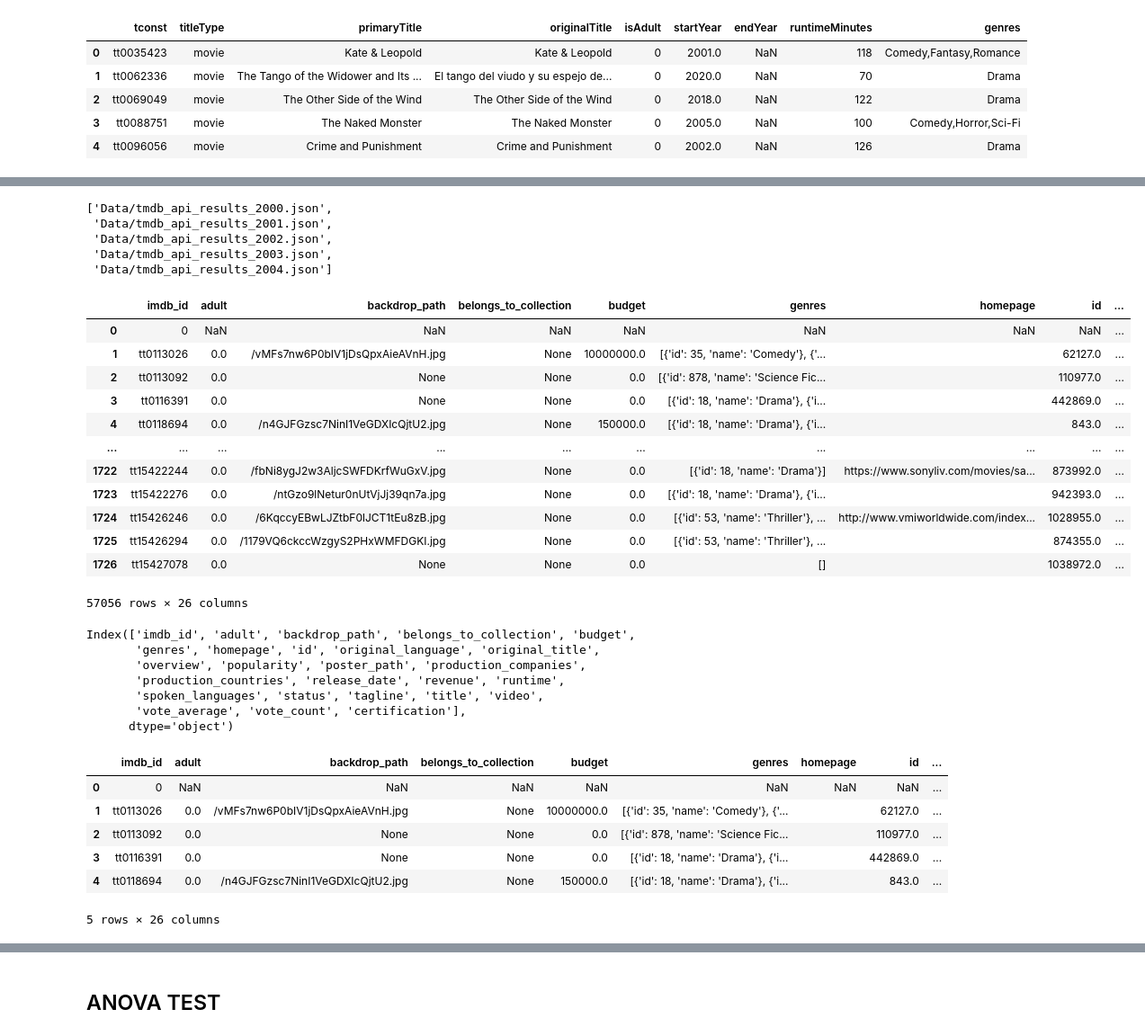
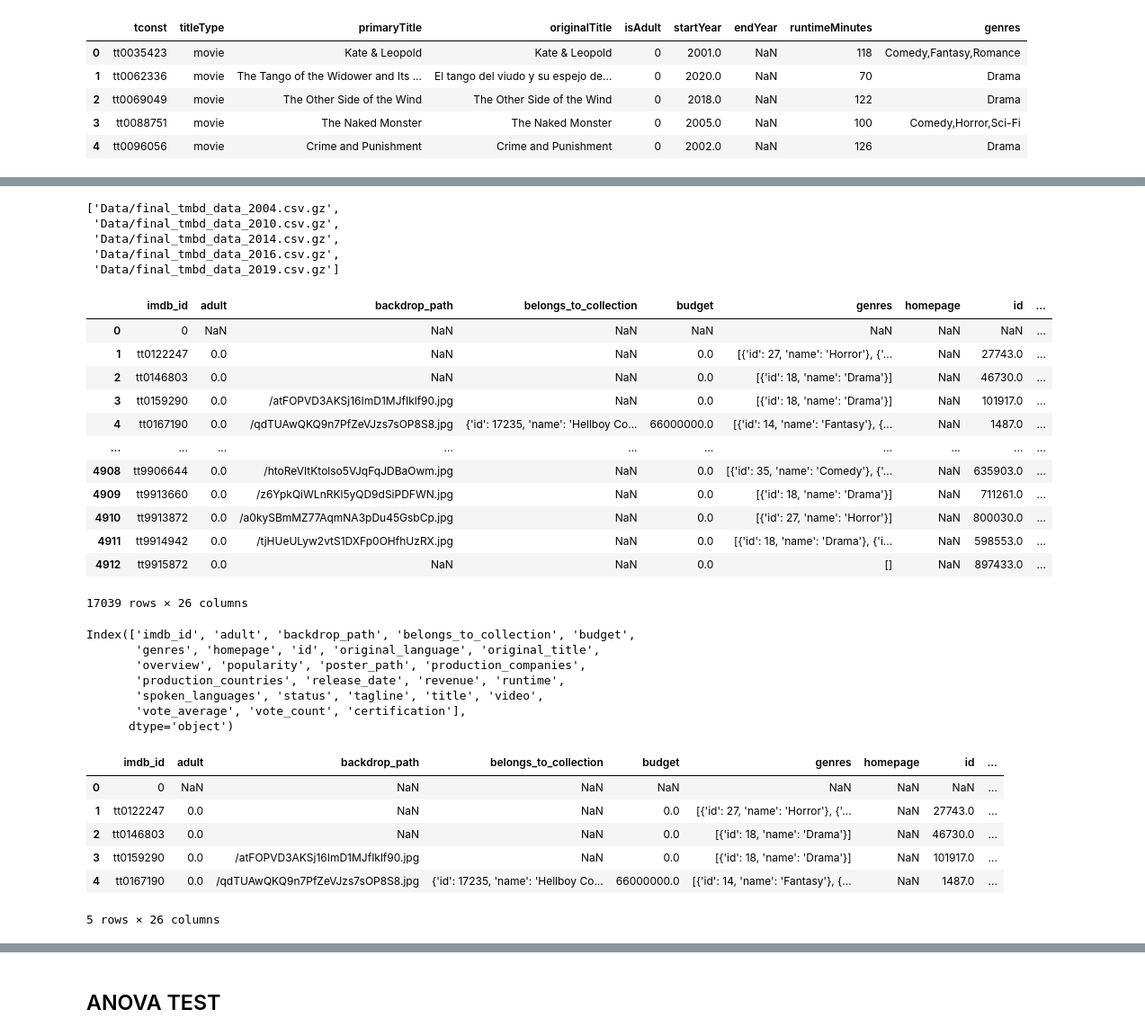
Before and after one commit to 808hanronald/project-2.3, a Jupyter notebook: Project 2.4.ipynb, the cells around one changed output, grey strips where cells are left out. Shown at 90% size. Cells and saved outputs as stored; diff of their text form; code cells hidden in the pictures.

```diff
--- a/Project 2.4.ipynb
+++ b/Project 2.4.ipynb
@@ -190,36 +188,36 @@ Creating Data/tmdb_api_results_2019.json for API results for 2019.
 # %%
 import glob
-q="Data/final_tmdb_data_*.json"
+q="Data/final_tmbd_data*.csv.gz"
 chunked_files=sorted(glob.glob(q))
 chunked_files[:5]
 # %% [output]
-['Data/tmdb_api_results_2000.json',
- 'Data/tmdb_api_results_2001.json',
- 'Data/tmdb_api_results_2002.json',
- 'Data/tmdb_api_results_2003.json',
- 'Data/tmdb_api_results_2004.json']
+['Data/final_tmbd_data_2004.csv.gz',
+ 'Data/final_tmbd_data_2010.csv.gz',
+ 'Data/final_tmbd_data_2014.csv.gz',
+ 'Data/final_tmbd_data_2016.csv.gz',
+ 'Data/final_tmbd_data_2019.csv.gz']
 # %%
 final_df=[]
 for file in chunked_files:
-    temp_df=pd.read_json(file)
+    temp_df=pd.read_csv(file,lineterminator='\n')
     final_df.append(temp_df)
 
 df_combined=pd.concat(final_df)
 df_combined
 # %% [output]
 |  | imdb_id | adult | backdrop_path | belongs_to_collection | budget | genres | homepage | id | ... |
 | 0 | 0 | NaN | NaN | NaN | NaN | NaN | NaN | NaN | ... |
-| 1 | tt0113026 | 0.0 | /vMFs7nw6P0bIV1jDsQpxAieAVnH.jpg | None | 10000000.0 | [{'id': 35, 'name': 'Comedy'}, {'... |  | 62127.0 | ... |
-| 2 | tt0113092 | 0.0 | None | None | 0.0 | [{'id': 878, 'name': 'Science Fic... |  | 110977.0 | ... |
-| 3 | tt0116391 | 0.0 | None | None | 0.0 | [{'id': 18, 'name': 'Drama'}, {'i... |  | 442869.0 | ... |
-| 4 | tt0118694 | 0.0 | /n4GJFGzsc7NinI1VeGDXIcQjtU2.jpg | None | 150000.0 | [{'id': 18, 'name': 'Drama'}, {'i... |  | 843.0 | ... |
+| 1 | tt0122247 | 0.0 | NaN | NaN | 0.0 | [{'id': 27, 'name': 'Horror'}, {'... | NaN | 27743.0 | ... |
+| 2 | tt0146803 | 0.0 | NaN | NaN | 0.0 | [{'id': 18, 'name': 'Drama'}] | NaN | 46730.0 | ... |
+| 3 | tt0159290 | 0.0 | /atFOPVD3AKSj16ImD1MJfIklf90.jpg | NaN | 0.0 | [{'id': 18, 'name': 'Drama'}] | NaN | 101917.0 | ... |
+| 4 | tt0167190 | 0.0 | /qdTUAwQKQ9n7PfZeVJzs7sOP8S8.jpg | {'id': 17235, 'name': 'Hellboy Co... | 66000000.0 | [{'id': 14, 'name': 'Fantasy'}, {... | NaN | 1487.0 | ... |
 | ... | ... | ... | ... | ... | ... | ... | ... | ... | ... |
-| 1722 | tt15422244 | 0.0 | /fbNi8ygJ2w3AljcSWFDKrfWuGxV.jpg | None | 0.0 | [{'id': 18, 'name': 'Drama'}] | https://www.sonyliv.com/movies/sa... | 873992.0 | ... |
-| 1723 | tt15422276 | 0.0 | /ntGzo9lNetur0nUtVjJj39qn7a.jpg | None | 0.0 | [{'id': 18, 'name': 'Drama'}, {'i... |  | 942393.0 | ... |
-| 1724 | tt15426246 | 0.0 | /6KqccyEBwLJZtbF0lJCT1tEu8zB.jpg | None | 0.0 | [{'id': 53, 'name': 'Thriller'}, ... | http://www.vmiworldwide.com/index... | 1028955.0 | ... |
-| 1725 | tt15426294 | 0.0 | /1179VQ6ckccWzgyS2PHxWMFDGKI.jpg | None | 0.0 | [{'id': 53, 'name': 'Thriller'}, ... |  | 874355.0 | ... |
-| 1726 | tt15427078 | 0.0 | None | None | 0.0 | [] |  | 1038972.0 | ... |
+| 4908 | tt9906644 | 0.0 | /htoReVItKtolso5VJqFqJDBaOwm.jpg | NaN | 0.0 | [{'id': 35, 'name': 'Comedy'}, {'... | NaN | 635903.0 | ... |
+| 4909 | tt9913660 | 0.0 | /z6YpkQiWLnRKl5yQD9dSiPDFWN.jpg | NaN | 0.0 | [{'id': 18, 'name': 'Drama'}] | NaN | 711261.0 | ... |
+| 4910 | tt9913872 | 0.0 | /a0kySBmMZ77AqmNA3pDu45GsbCp.jpg | NaN | 0.0 | [{'id': 27, 'name': 'Horror'}] | NaN | 800030.0 | ... |
+| 4911 | tt9914942 | 0.0 | /tjHUeULyw2vtS1DXFp0OHfhUzRX.jpg | NaN | 0.0 | [{'id': 18, 'name': 'Drama'}, {'i... | NaN | 598553.0 | ... |
+| 4912 | tt9915872 | 0.0 | NaN | NaN | 0.0 | [] | NaN | 897433.0 | ... |
-57056 rows × 26 columns
+17039 rows × 26 columns
 # %%
 df_combined.columns
 # %% [output]
@@ -255,10 +253,10 @@ df_combined.head()
 # %% [output]
 |  | imdb_id | adult | backdrop_path | belongs_to_collection | budget | genres | homepage | id | ... |
 | 0 | 0 | NaN | NaN | NaN | NaN | NaN | NaN | NaN | ... |
-| 1 | tt0113026 | 0.0 | /vMFs7nw6P0bIV1jDsQpxAieAVnH.jpg | None | 10000000.0 | [{'id': 35, 'name': 'Comedy'}, {'... |  | 62127.0 | ... |
-| 2 | tt0113092 | 0.0 | None | None | 0.0 | [{'id': 878, 'name': 'Science Fic... |  | 110977.0 | ... |
-| 3 | tt0116391 | 0.0 | None | None | 0.0 | [{'id': 18, 'name': 'Drama'}, {'i... |  | 442869.0 | ... |
-| 4 | tt0118694 | 0.0 | /n4GJFGzsc7NinI1VeGDXIcQjtU2.jpg | None | 150000.0 | [{'id': 18, 'name': 'Drama'}, {'i... |  | 843.0 | ... |
+| 1 | tt0122247 | 0.0 | NaN | NaN | 0.0 | [{'id': 27, 'name': 'Horror'}, {'... | NaN | 27743.0 | ... |
+| 2 | tt0146803 | 0.0 | NaN | NaN | 0.0 | [{'id': 18, 'name': 'Drama'}] | NaN | 46730.0 | ... |
+| 3 | tt0159290 | 0.0 | /atFOPVD3AKSj16ImD1MJfIklf90.jpg | NaN | 0.0 | [{'id': 18, 'name': 'Drama'}] | NaN | 101917.0 | ... |
+| 4 | tt0167190 | 0.0 | /qdTUAwQKQ9n7PfZeVJzs7sOP8S8.jpg | {'id': 17235, 'name': 'Hellboy Co... | 66000000.0 | [{'id': 14, 'name': 'Fantasy'}, {... | NaN | 1487.0 | ... |
 5 rows × 26 columns
 # %%
 #graph certification and revenue
```
Also changed, not shown: parts of 11 cells of this notebook, 3 other files.
